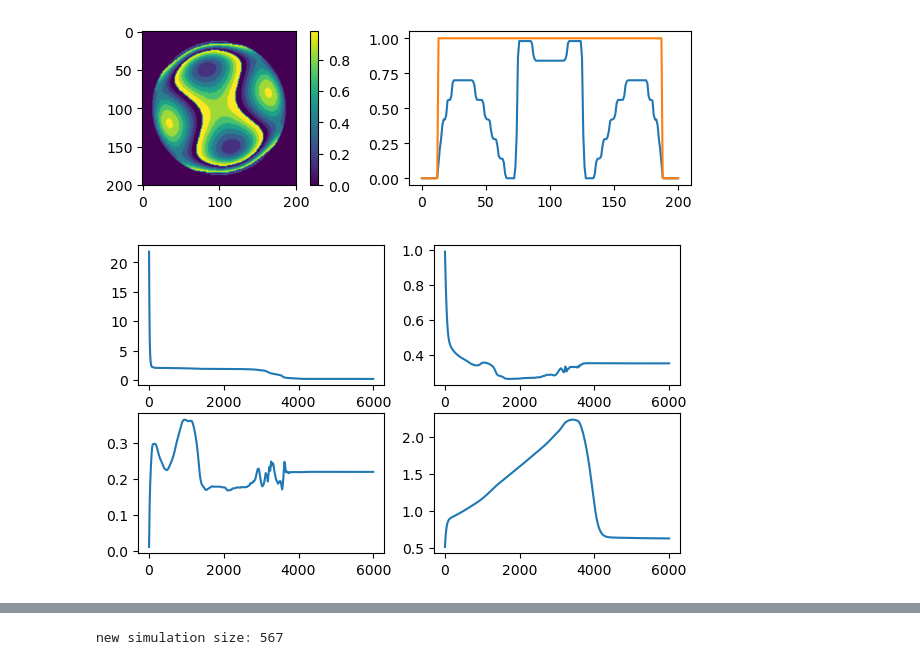
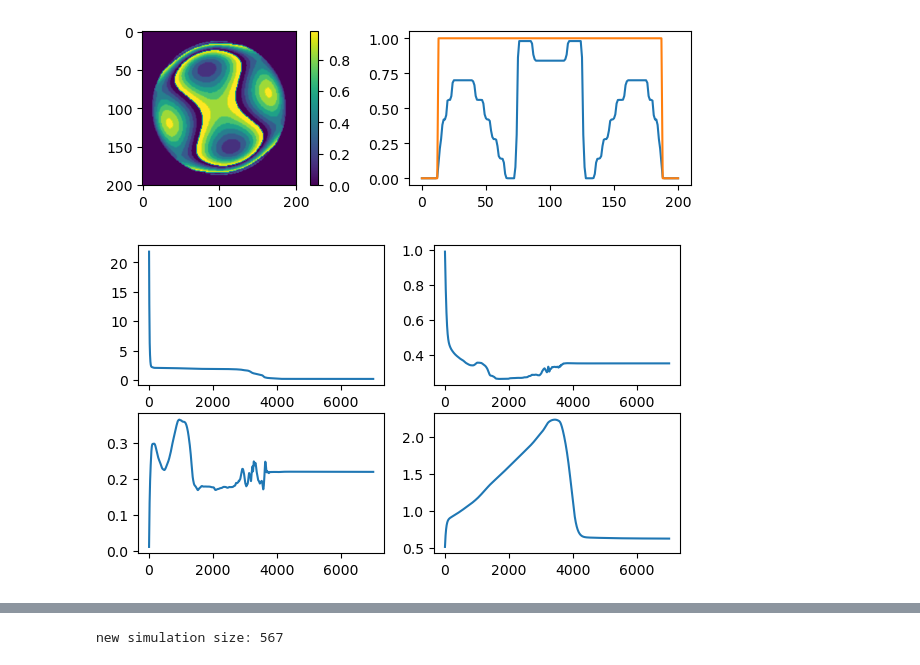
Before and after one commit to dafeixiao/PSFE-BBL, a Jupyter notebook: tokina.ipynb, the cells around one changed output, grey strips where cells are left out. Cells and saved outputs as stored; diff of their text form; code cells hidden in the pictures.

```diff
--- a/tokina.ipynb
+++ b/tokina.ipynb
@@ -114,8 +114,8 @@ optimizer = torch.optim.Adam([{'params':model.parameters(), 'lr':1e-2},
                              betas=(0.96,0.999),
                             )
 # %%
-# recording_flag = False
-epoch_num1 = 6000
+
+epoch_num1 = 7000
 
 epoch_loss = []
 scale_in_loop = []
@@ -125,34 +125,34 @@ sigma_in_loop = []
 for epoch in range(epoch_num1):
     batch_loss = []
     for xbatch, ybatch in dataloader:
         psf = model(xbatch)
         loss = loss_func(psf[:, 0, :, :], ybatch)
         optimizer.zero_grad()
         loss.backward()
         optimizer.step()
 
         batch_loss.append(loss.item())
 
     epoch_loss.append(sum(batch_loss)/len(batch_loss))
     scale_in_loop.append(model.scale_factor.detach().item())
     rotation_in_loop.append(model.rotation_theta.detach().item())
     sigma_in_loop.append(model.sigma.detach().item())
 
 
 plt.figure(figsize=(7, 4))
 plt.subplot(2, 2, 1)
 plt.plot(epoch_loss)
 
 plt.subplot(2, 2, 2)
 plt.plot(scale_in_loop)
 
 plt.subplot(2, 2, 3)
 plt.plot(rotation_in_loop)
 plt.subplot(2, 2, 4)
 plt.plot(sigma_in_loop)
 plt.show()
 # %% [output]
-[figure, old version]
+[figure, new version]
 # %%
 with torch.set_grad_enabled(False):
     zc = model.z2zc(xyzs1[:, 2:3])
```
Also changed, not shown: parts of 11 cells of this notebook, 1 other file.
